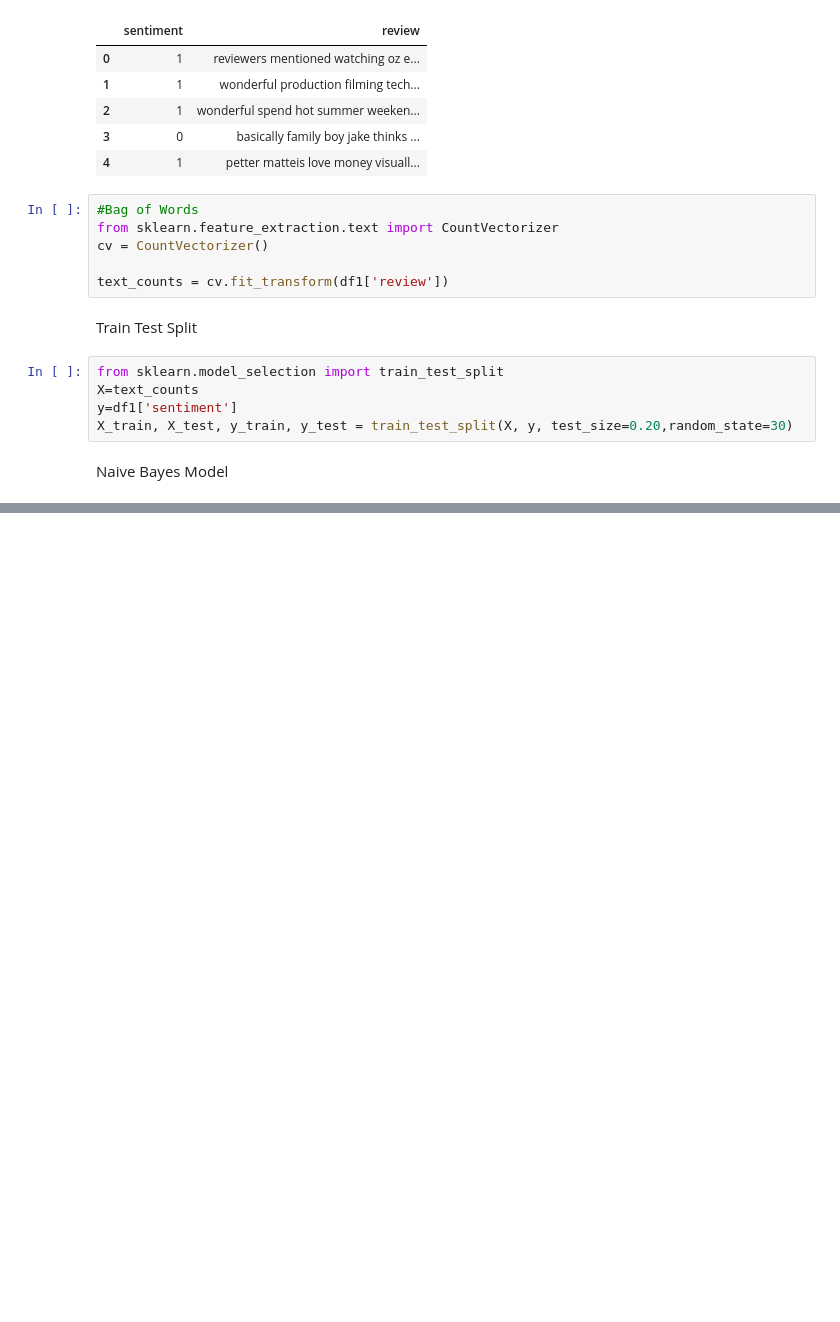
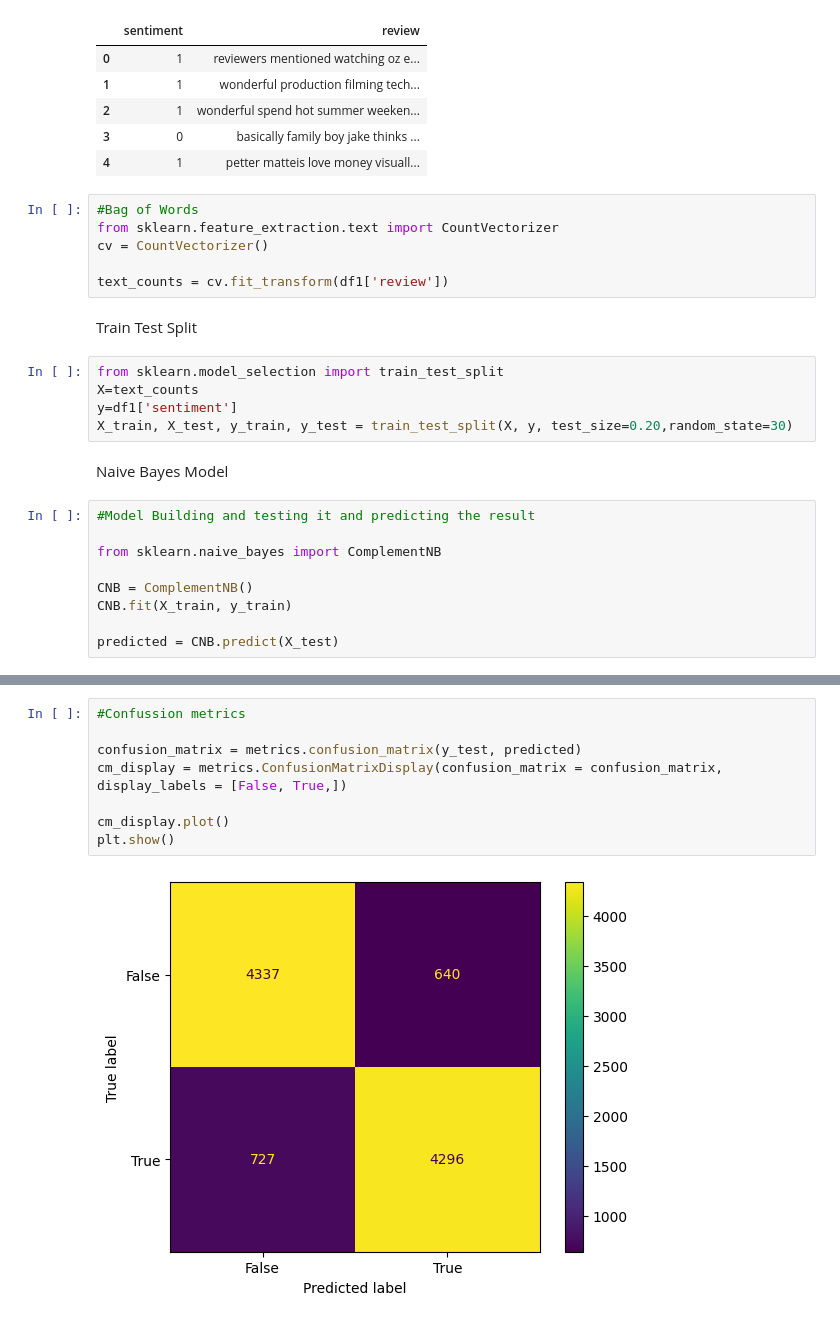
Before and after one commit to tushar9085/SentimentFlix, a Jupyter notebook: NLTK/Sentiment_analysis_naive_bayes.ipynb, the cells around one changed output, grey strips where cells are left out. Saved outputs shown, nothing was run; the diff lists cells and outputs as text; blank space fills up the shorter version.

Commit message:
model applying done

```diff
--- a/NLTK/Sentiment_analysis_naive_bayes.ipynb
+++ b/NLTK/Sentiment_analysis_naive_bayes.ipynb
@@ -313,3 +313,12 @@ y=df1['sentiment']
 X_train, X_test, y_train, y_test = train_test_split(X, y, test_size=0.20,random_state=30)
 # %% [markdown]
 Naive Bayes Model
+# %%
+#Model Building and testing it and predicting the result
+
+from sklearn.naive_bayes import ComplementNB
+
+CNB = ComplementNB()
+CNB.fit(X_train, y_train)
+
+predicted = CNB.predict(X_test)
@@ -315,0 +335,10 @@ Naive Bayes Model
+# %%
+#Confussion metrics
+
+confusion_matrix = metrics.confusion_matrix(y_test, predicted)
+cm_display = metrics.ConfusionMatrixDisplay(confusion_matrix = confusion_matrix, display_labels = [False, True,])
+
+cm_display.plot()
+plt.show()
+# %% [output]
+[figure, added]
```
Also changed, not shown: parts of 2 cells of this notebook.
